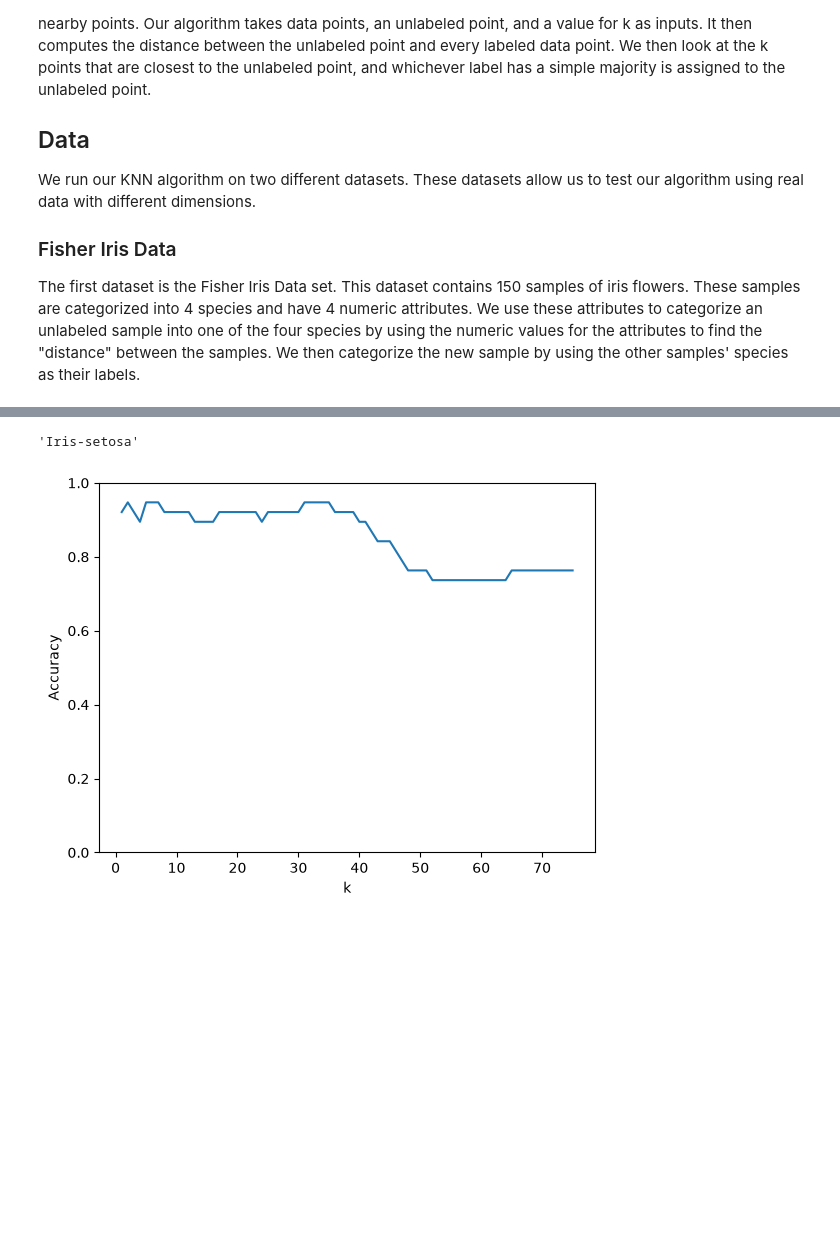
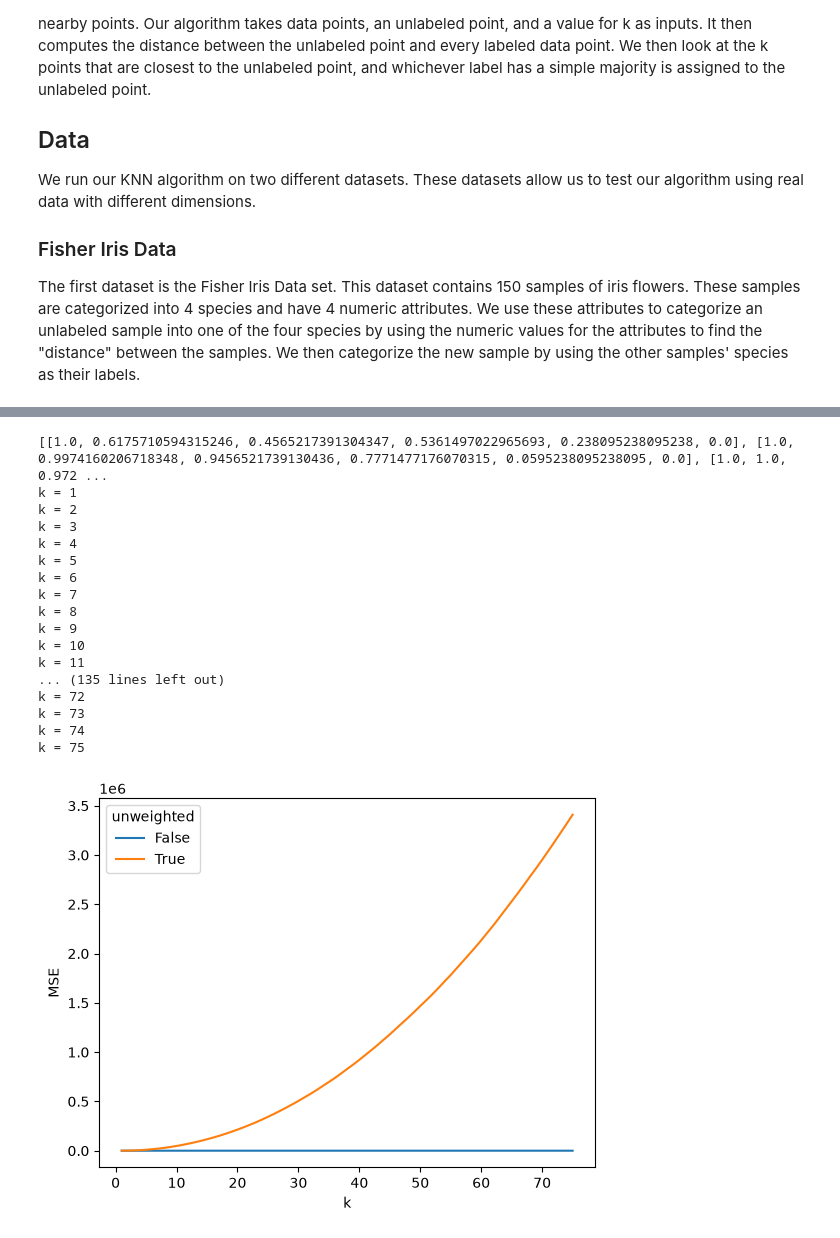
Before and after one commit to kaiden-mccready/ml-240-project1, a Jupyter notebook: mpg_project/mpg_knn.ipynb, the cells around one changed output, grey strips where cells are left out. Drawn from its saved outputs; the diff is of its cells as text; code cells hidden in the pictures; blank space fills up the shorter version.

Commit message:
apply knn algorithm + update charts to mpg

```diff
--- a/mpg_project/mpg_knn.ipynb
+++ b/mpg_project/mpg_knn.ipynb
@@ -114,37 +100,56 @@ KNN(data, point, 3)
 # %%
-# [-1.3807270877331406,0.3367202847780191,-1.3934698549528162,-1.3085928194379575] -> Iris-setosa as a test case.
-iris_test_point = [-1.3807270877331406,0.3367202847780191,-1.3934698549528162,-1.3085928194379575]
-KNN(data=iris_training_set, pointToFind=iris_test_point, k=3)
+
+# # [-1.3807270877331406,0.3367202847780191,-1.3934698549528162,-1.3085928194379575] -> Iris-setosa as a test case.
+# iris_test_point = [-1.3807270877331406,0.3367202847780191,-1.3934698549528162,-1.3085928194379575]
+# KNN(data=iris_training_set, pointToFind=iris_test_point, k=3)
+# [0.2,0.007751937984496124,0.10326086956521739,0.04536433229373405,0.6547619047619048,0.08333333333333333,31.0] -> 18.0 mpg as a test case
+mpg_test_point = [0.2,0.007751937984496124,0.10326086956521739,0.04536433229373405,0.6547619047619048,0.08333333333333333,31.0]
+KNN(data=mpg_training_set, pointToFind=mpg_test_point, k=3, Unweighted=False)
-# %% [output]
-'Iris-setosa'
 # %%
-iris_evaluating_set = pd.read_csv("Iris_testing_data.csv")
+mpg_evaluating_set = pd.read_csv("auto-mpg_testing_data.csv")
 
 # format test points to ben's LoL
-eval_points = iris_evaluating_set.drop(columns="Species").values.tolist()
+eval_points = mpg_evaluating_set.drop(columns="mpg").values.tolist()
+print(eval_points)
 
 # evaluate k options + accuracies
-evaluations = pd.DataFrame(columns=["k", "accuracy"])
+evaluations = pd.DataFrame(columns=["unweighted", "k", "mse"])
 
-# check k 1 - 75
-for k in range(1, 76):
-
-    # run the model on each point in the test set (eval_points)
-    iris_evaluating_set["Predicted"] = [KNN(iris_training_set, point, k) for point in eval_points]
-    # check to see if each prediction was correct
-    iris_evaluating_set["Correct?"] = iris_evaluating_set["Species"] == iris_evaluating_set["Predicted"]
-    # get the % of accurate predictions
-    accuracy = iris_evaluating_set["Correct?"].mean()
-    evaluations = pd.concat([evaluations, pd.DataFrame([{'k': k, 'accuracy': accuracy}])], ignore_index=True)
-    # print(f"k = {k}; accuracy = {accuracy.round(5)}")
-
-_ = plt.plot(evaluations["k"], evaluations["accuracy"]) # this apparently stops the class from printing randomly when displaying the plot
-
-plt.xlabel('k')
-plt.ylabel('Accuracy')
-
-plt.ylim(0, 1)
-
-plt.show()
+for evaltype in [True, False]:
+    # check k 1 - 75
+    for k in range(1, 76):
+        print(f"k = {k}")
+        # run the model on each point in the test set (eval_points)
+        mpg_evaluating_set["Predicted"] = [KNN(mpg_training_set, point, k, Unweighted=evaltype) for point in eval_points]
+        # check to see if each prediction was correct
+        mpg_evaluating_set["Squared Error"] = (mpg_evaluating_set["mpg"] - mpg_evaluating_set["Predicted"]) ** 2
+        print(mpg_evaluating_set["Squared Error"])
+        # get the % of accurate predictions
+        mse = mpg_evaluating_set["Squared Error"].mean()
+        evaluations = pd.concat([evaluations, pd.DataFrame([{'unweighted': evaltype, 'k': k, 'mse': mse}])], ignore_index=True)
+        # print(f"k = {k}; accuracy = {accuracy.round(5)}")
 # %% [output]
-[figure, removed]
+[[1.0, 0.6175710594315246, 0.4565217391304347, 0.5361497022965693, 0.238095238095238, 0.0], [1.0, 0.9974160206718348, 0.9456521739130436, 0.7771477176070315, 0.0595238095238095, 0.0], [1.0, 1.0, 0.972 ...
+k = 1
+k = 2
+k = 3
+k = 4
+k = 5
+k = 6
+k = 7
+k = 8
+k = 9
+k = 10
+k = 11
+... (135 lines left out)
+k = 72
+k = 73
+k = 74
+k = 75
+# %%
+_ = sns.lineplot(data=evaluations, x="k", y="mse", hue="unweighted")
+plt.xlabel('k')
+plt.ylabel('MSE')
+plt.show()
+# %% [output]
+[figure, added]
```
Also changed, not shown: parts of 3 cells of this notebook, 4 other files.
